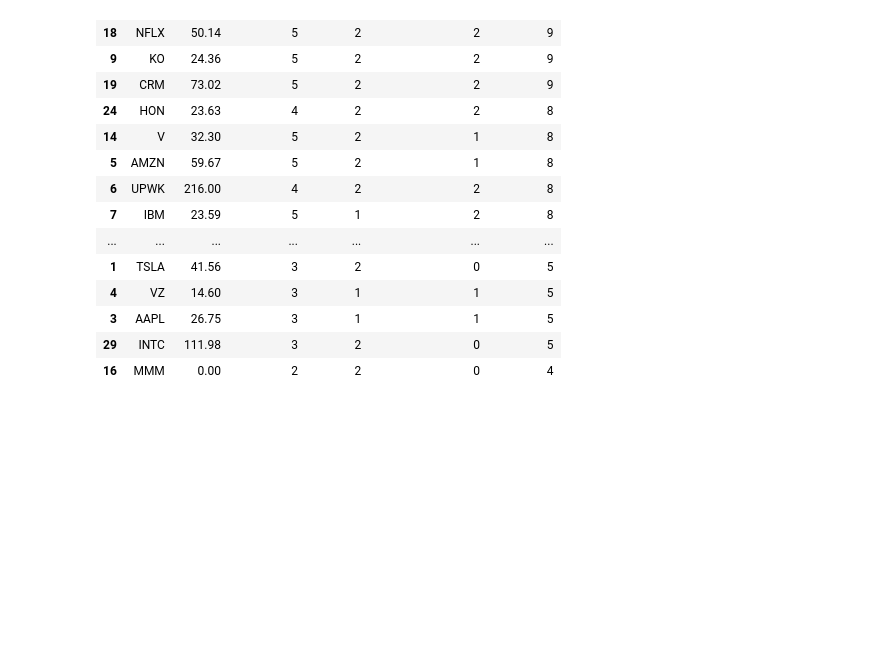
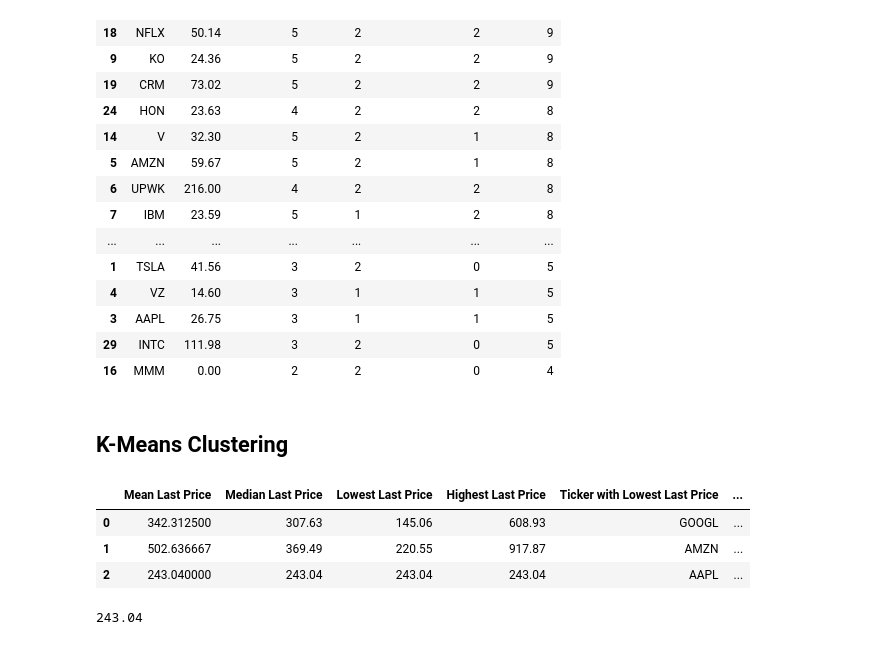
Before and after one commit to Ish2K/Quant-Dashboard, a Jupyter notebook: notebooks/Fundamental Analysis Nasdaq.ipynb, the cells around one changed output. Cells and saved outputs as stored; diff of their text form; code cells hidden in the pictures; blank space fills up the shorter version.

Commit message:
K-Means added

```diff
--- a/notebooks/Fundamental Analysis Nasdaq.ipynb
+++ b/notebooks/Fundamental Analysis Nasdaq.ipynb
@@ -576,3 +576,5 @@ summary.sort_values(by = 'Total score', ascending = False)
 | 3 | AAPL | 26.75 | 3 | 1 | 1 | 5 |
 | 29 | INTC | 111.98 | 3 | 2 | 0 | 5 |
 | 16 | MMM | 0.00 | 2 | 2 | 0 | 4 |
+# %% [markdown]
+## K-Means Clustering
@@ -578,0 +846,7 @@ summary.sort_values(by = 'Total score', ascending = False)
+# %%
+cluster_values
+# %% [output]
+|  | Mean Last Price | Median Last Price | Lowest Last Price | Highest Last Price | Ticker with Lowest Last Price | ... |
+| 0 | 342.312500 | 307.63 | 145.06 | 608.93 | GOOGL | ... |
+| 1 | 502.636667 | 369.49 | 220.55 | 917.87 | AMZN | ... |
+| 2 | 243.040000 | 243.04 | 243.04 | 243.04 | AAPL | ... |
@@ -578,0 +878,7 @@ summary.sort_values(by = 'Total score', ascending = False)
+# %%
+stock = yf.Ticker("AAPL")
+
+last_price = round(stock.history(period='1d')['Close'].iloc[0], 2)
+last_price
+# %% [output]
+243.04
```
Also changed, not shown: parts of 2 cells of this notebook, 4 other files.
